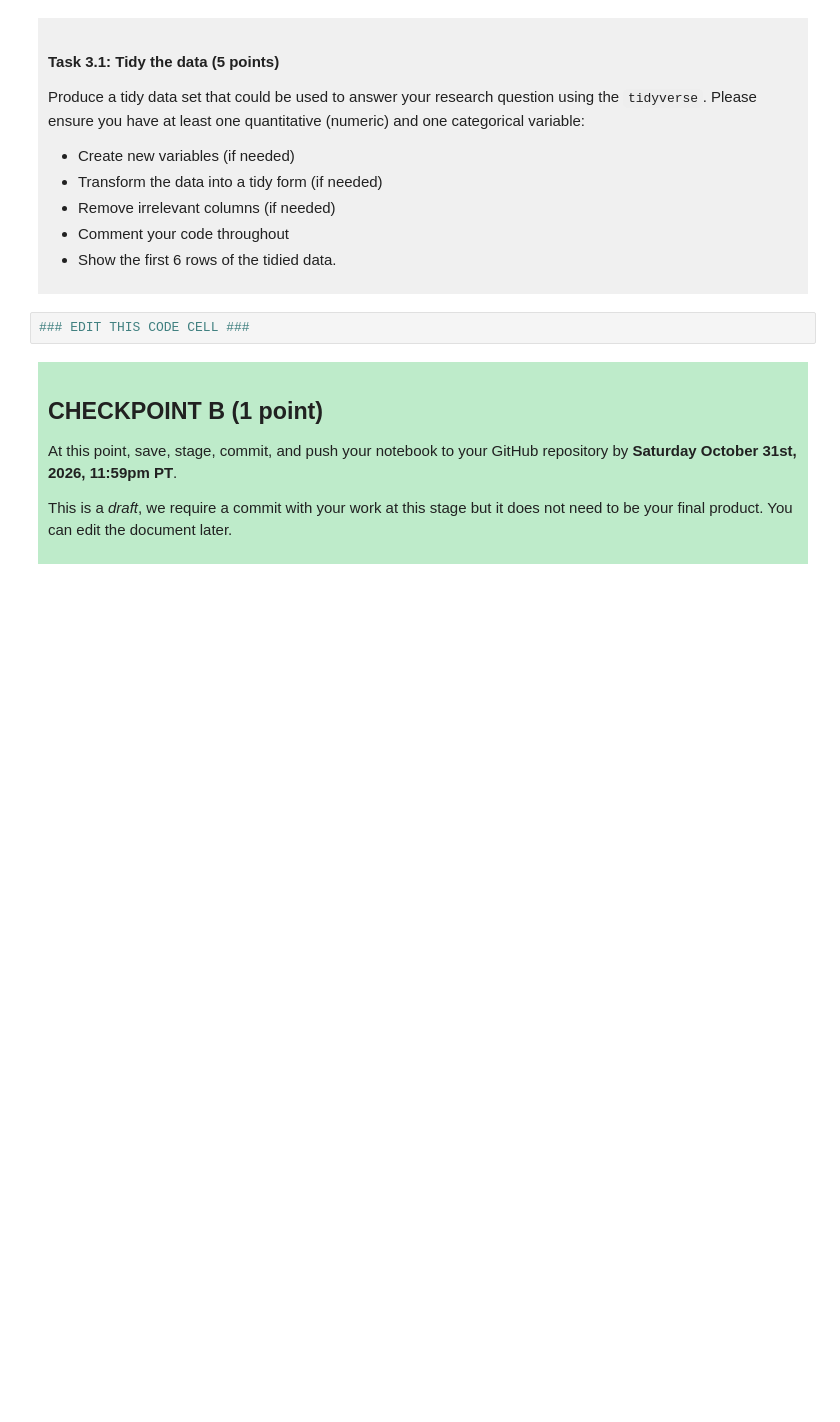
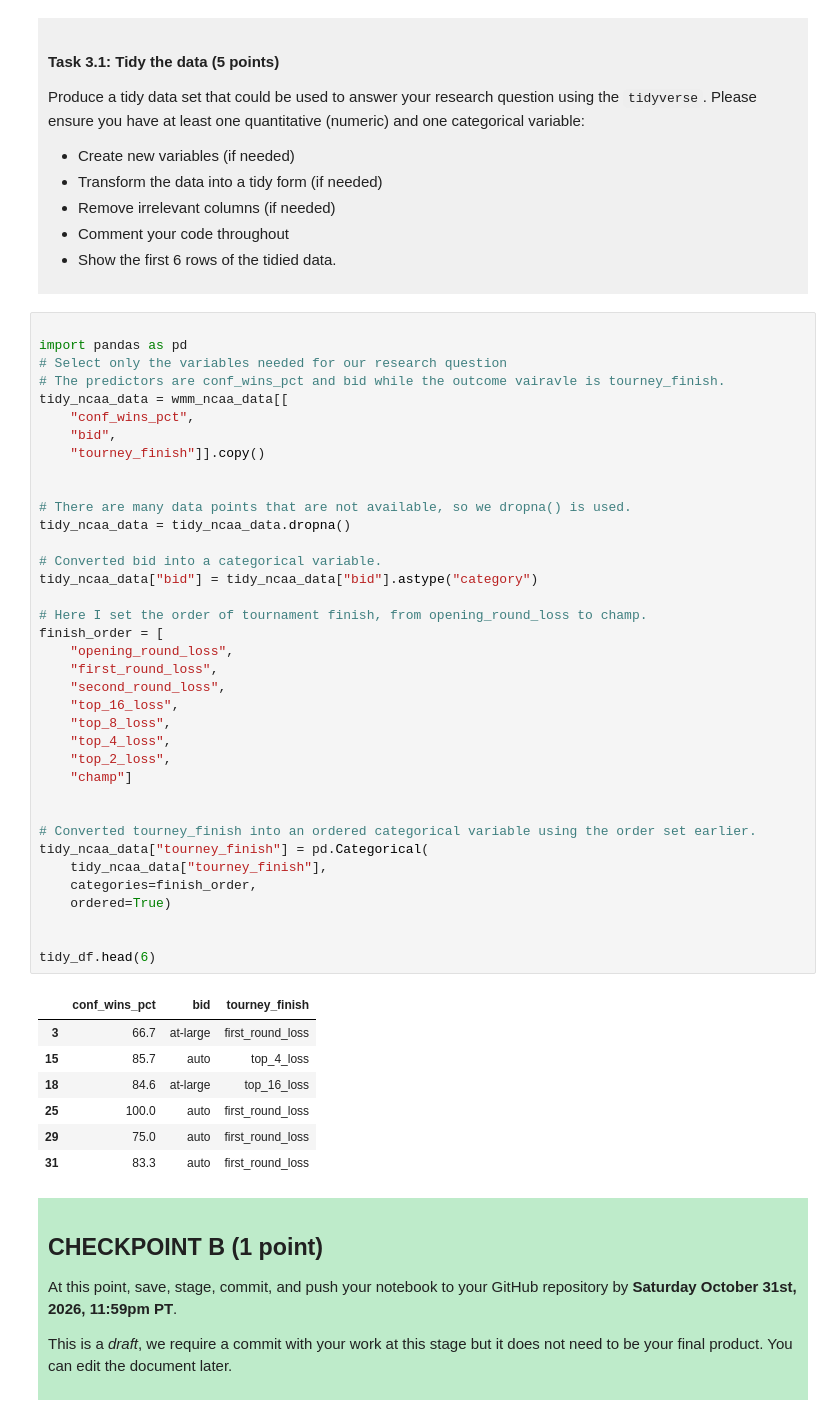
Before and after one commit to LouisL127/dsci-100-project-LouisLherbier, a Jupyter notebook: dsci-100-project-notebook.ipynb, the cells around one changed output. Saved outputs shown, nothing was run; the diff lists cells and outputs as text; blank space fills up the shorter version.

```diff
--- a/dsci-100-project-notebook.ipynb
+++ b/dsci-100-project-notebook.ipynb
@@ -187,7 +197,50 @@ Produce a tidy data set that could be used to answer your research question usin
 
 </div>
 # %%
-### EDIT THIS CODE CELL ###
+
+import pandas as pd
+# Select only the variables needed for our research question
+# The predictors are conf_wins_pct and bid while the outcome vairavle is tourney_finish.
+tidy_ncaa_data = wmm_ncaa_data[[
+    "conf_wins_pct",
+    "bid",
+    "tourney_finish"]].copy()
+
+
+# There are many data points that are not available, so we dropna() is used.
+tidy_ncaa_data = tidy_ncaa_data.dropna()
+
+# Converted bid into a categorical variable.
+tidy_ncaa_data["bid"] = tidy_ncaa_data["bid"].astype("category")
+
+# Here I set the order of tournament finish, from opening_round_loss to champ.
+finish_order = [
+    "opening_round_loss",
+    "first_round_loss",
+    "second_round_loss",
+    "top_16_loss",
+    "top_8_loss",
+    "top_4_loss",
+    "top_2_loss",
+    "champ"]
+
+
+# Converted tourney_finish into an ordered categorical variable using the order set earlier.
+tidy_ncaa_data["tourney_finish"] = pd.Categorical(
+    tidy_ncaa_data["tourney_finish"],
+    categories=finish_order,
+    ordered=True)
+
+
+tidy_df.head(6)
+# %% [output]
+|  | conf_wins_pct | bid | tourney_finish |
+| 3 | 66.7 | at-large | first_round_loss |
+| 15 | 85.7 | auto | top_4_loss |
+| 18 | 84.6 | at-large | top_16_loss |
+| 25 | 100.0 | auto | first_round_loss |
+| 29 | 75.0 | auto | first_round_loss |
+| 31 | 83.3 | auto | first_round_loss |
 # %% [markdown]
 <div style="background-color: #beebca; padding: 10px;">
 
```
Also changed, not shown: parts of 4 cells of this notebook, 1 other file.
